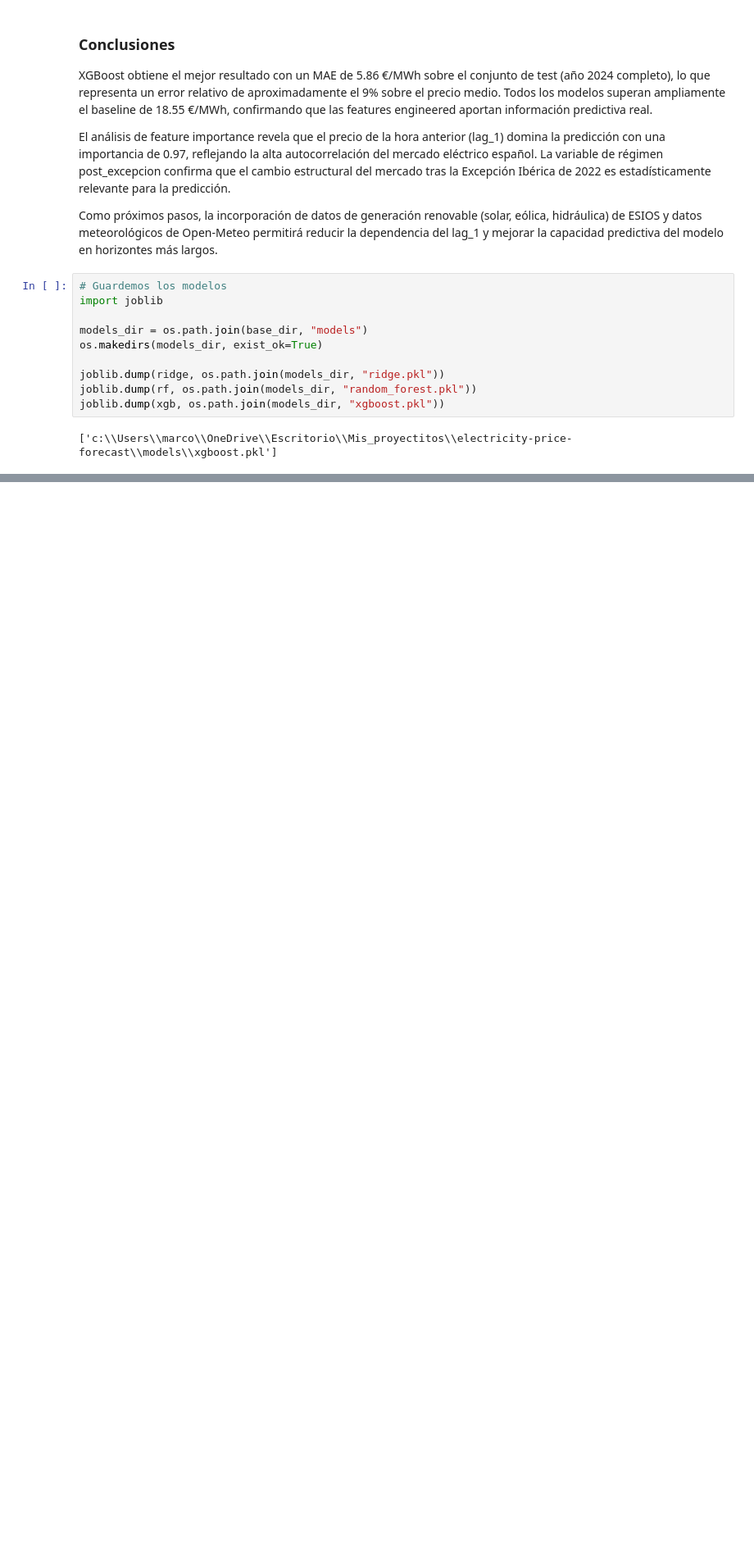
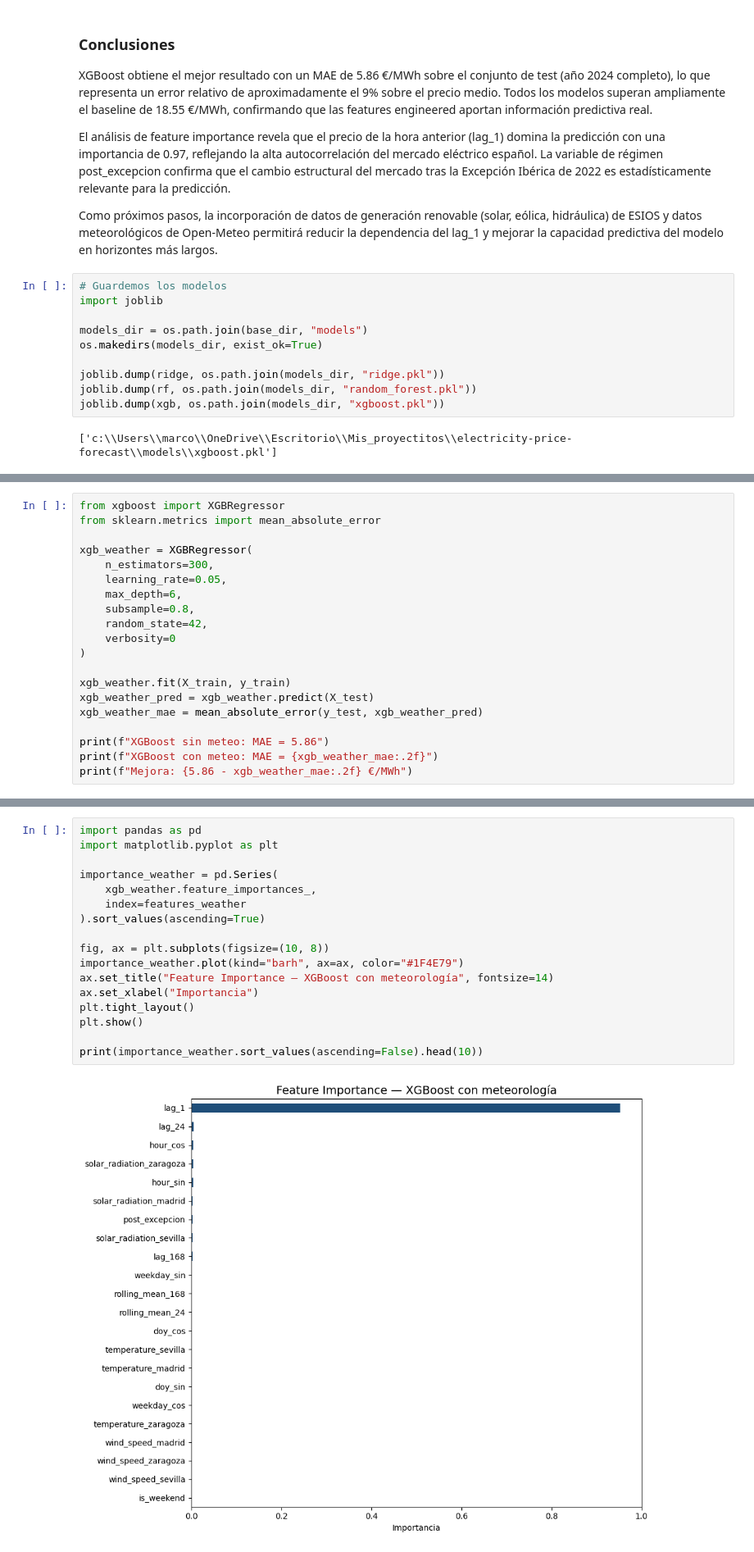
Before and after one commit to lozanomarco97/electricity-price-forecast, a Jupyter notebook: notebooks/04_modelling.ipynb, the cells around one changed output, grey strips where cells are left out. Shown at 82% size. Saved outputs shown, nothing was run; the diff lists cells and outputs as text; blank space fills up the shorter version.

```diff
--- a/notebooks/04_modelling.ipynb
+++ b/notebooks/04_modelling.ipynb
@@ -246,0 +297,20 @@ joblib.dump(xgb, os.path.join(models_dir, "xgboost.pkl"))
+# %%
+from xgboost import XGBRegressor
+from sklearn.metrics import mean_absolute_error
+
+xgb_weather = XGBRegressor(
+    n_estimators=300,
+    learning_rate=0.05,
+    max_depth=6,
+    subsample=0.8,
+    random_state=42,
+    verbosity=0
+)
+
+xgb_weather.fit(X_train, y_train)
+xgb_weather_pred = xgb_weather.predict(X_test)
+xgb_weather_mae = mean_absolute_error(y_test, xgb_weather_pred)
+
+print(f"XGBoost sin meteo: MAE = 5.86")
+print(f"XGBoost con meteo: MAE = {xgb_weather_mae:.2f}")
+print(f"Mejora: {5.86 - xgb_weather_mae:.2f} €/MWh")
@@ -246,0 +321,19 @@ joblib.dump(xgb, os.path.join(models_dir, "xgboost.pkl"))
+# %%
+import pandas as pd
+import matplotlib.pyplot as plt
+
+importance_weather = pd.Series(
+    xgb_weather.feature_importances_,
+    index=features_weather
+).sort_values(ascending=True)
+
+fig, ax = plt.subplots(figsize=(10, 8))
+importance_weather.plot(kind="barh", ax=ax, color="#1F4E79")
+ax.set_title("Feature Importance — XGBoost con meteorología", fontsize=14)
+ax.set_xlabel("Importancia")
+plt.tight_layout()
+plt.show()
+
+print(importance_weather.sort_values(ascending=False).head(10))
+# %% [output]
+[figure, added]
```
Also changed, not shown: parts of 8 cells of this notebook.
